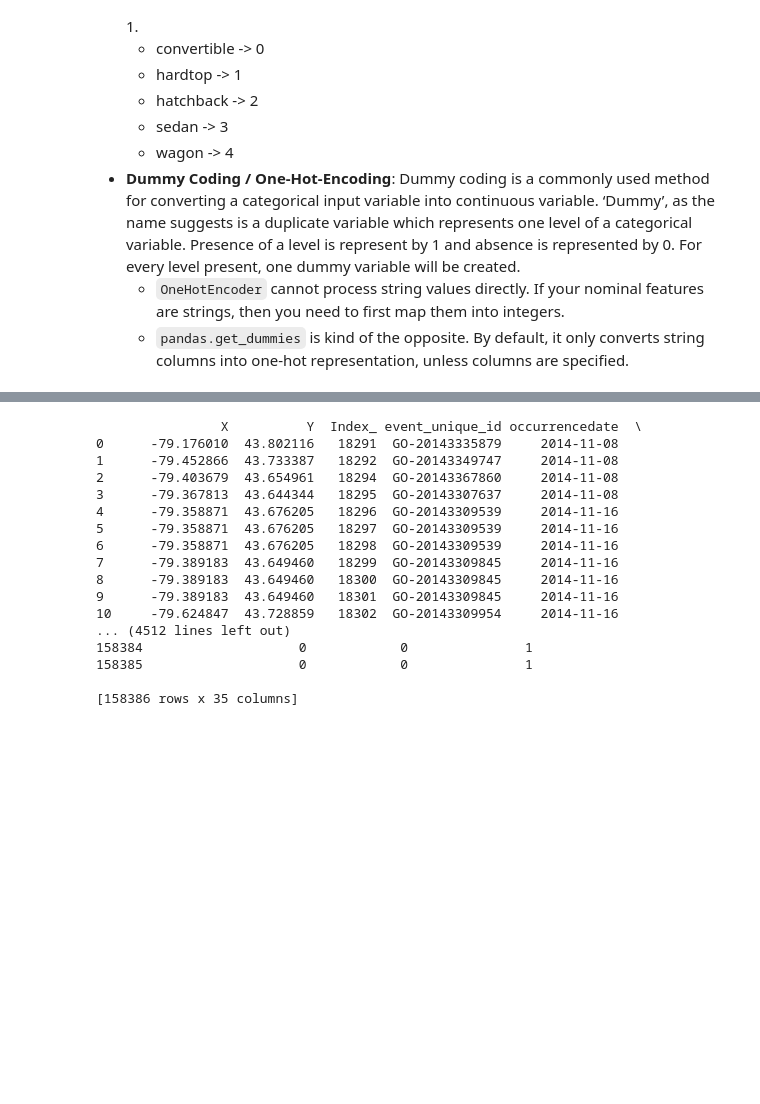
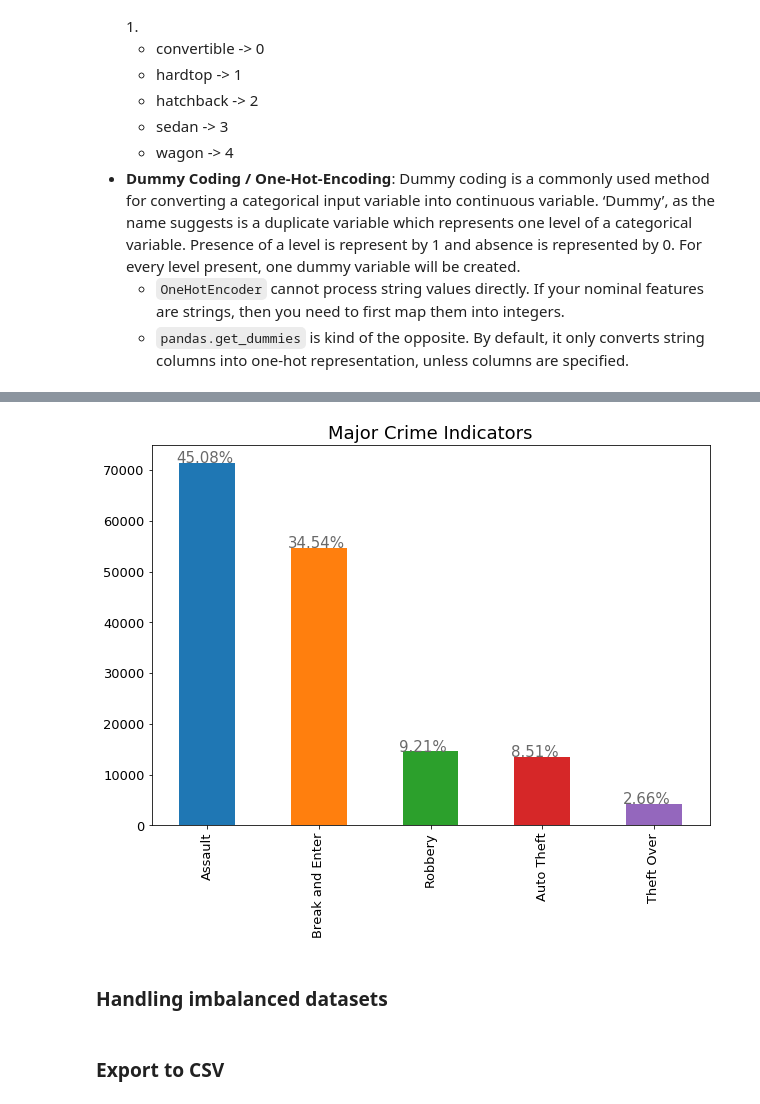
Before and after one commit to ievsantillan/Toronto-Crime-Analysis, a Jupyter notebook: notebooks/2.0-is-data-preprocessing.ipynb, the cells around one changed output, grey strips where cells are left out. Cells and saved outputs as stored; diff of their text form; code cells hidden in the pictures; blank space fills up the shorter version.

```diff
--- a/notebooks/2.0-is-data-preprocessing.ipynb
+++ b/notebooks/2.0-is-data-preprocessing.ipynb
@@ -63,0 +69,30 @@ Handling categorical data
+# %%
+from sklearn.preprocessing import LabelEncoder
+from sklearn.pipeline import Pipeline
+
+class MultiColumnLabelEncoder:
+    def __init__(self,columns = None):
+        self.columns = columns # array of column names to encode
+
+    def fit(self,X,y=None):
+        return self # not relevant here
+
+    def transform(self,X):
+        '''
+        Transforms columns of X specified in self.columns using
+        LabelEncoder(). If no columns specified, transforms all
+        columns in X.
+        '''
+        output = X.copy()
+        if self.columns is not None:
+            for col in self.columns:
+                output[col] = LabelEncoder().fit_transform(output[col])
+        else:
+            for colname,col in output.iteritems():
+                output[colname] = LabelEncoder().fit_transform(col)
+        return output
+
+    def fit_transform(self,X,y=None):
+        return self.fit(X,y).transform(X)
+# %%
+crimes = MultiColumnLabelEncoder(columns = ['premisetype','offence', 'Neighbourhood', "occurrencemonth", "MCI"]).fit_transform(crimes)
@@ -64,41 +122,25 @@ Handling categorical data
 # %%
-ax = crimes['MCI'].value_counts().plot(kind='bar', figsize=(8,5), fontsize=13);
+ax = crimes['MCI'].value_counts().plot(kind='bar', figsize=(10,7), fontsize=13);
 ax.set_alpha(0.8)
 ax.set_title("Major Crime Indicators", fontsize=18)
 
 # create a list to collect the plt.patches data
 totals = []
 
 # find the values and append to list
 for i in ax.patches:
     totals.append(i.get_height())
 
 # set individual bar lables using above list
 total = sum(totals)
 
 # set individual bar lables using above list
 for i in ax.patches:
     # get_x pulls left or right; get_height pushes up or down
     ax.text(i.get_x()-.03, i.get_height()+.5, \
             str(round((i.get_height()/total)*100, 2))+'%', fontsize=15,
                 color='dimgrey')
+# %% [output]
+[figure, added]
-# %%
-pd.get_dummies(crimes, columns=['MCI'])
-# %% [output]
-                X          Y  Index_ event_unique_id occurrencedate  \
-0      -79.176010  43.802116   18291  GO-20143335879     2014-11-08
-1      -79.452866  43.733387   18292  GO-20143349747     2014-11-08
-2      -79.403679  43.654961   18294  GO-20143367860     2014-11-08
-3      -79.367813  43.644344   18295  GO-20143307637     2014-11-08
-4      -79.358871  43.676205   18296  GO-20143309539     2014-11-16
-5      -79.358871  43.676205   18297  GO-20143309539     2014-11-16
-6      -79.358871  43.676205   18298  GO-20143309539     2014-11-16
-7      -79.389183  43.649460   18299  GO-20143309845     2014-11-16
-8      -79.389183  43.649460   18300  GO-20143309845     2014-11-16
-9      -79.389183  43.649460   18301  GO-20143309845     2014-11-16
-10     -79.624847  43.728859   18302  GO-20143309954     2014-11-16
-... (4512 lines left out)
-158384                    0            0               1
-158385                    0            0               1
-
-[158386 rows x 35 columns]
+# %% [markdown]
+### Handling  imbalanced datasets
@@ -104,0 +159,2 @@ pd.get_dummies(crimes, columns=['MCI'])
+# %% [markdown]
+### Export to CSV
```
Also changed, not shown: parts of 7 cells of this notebook, 17 other files.
